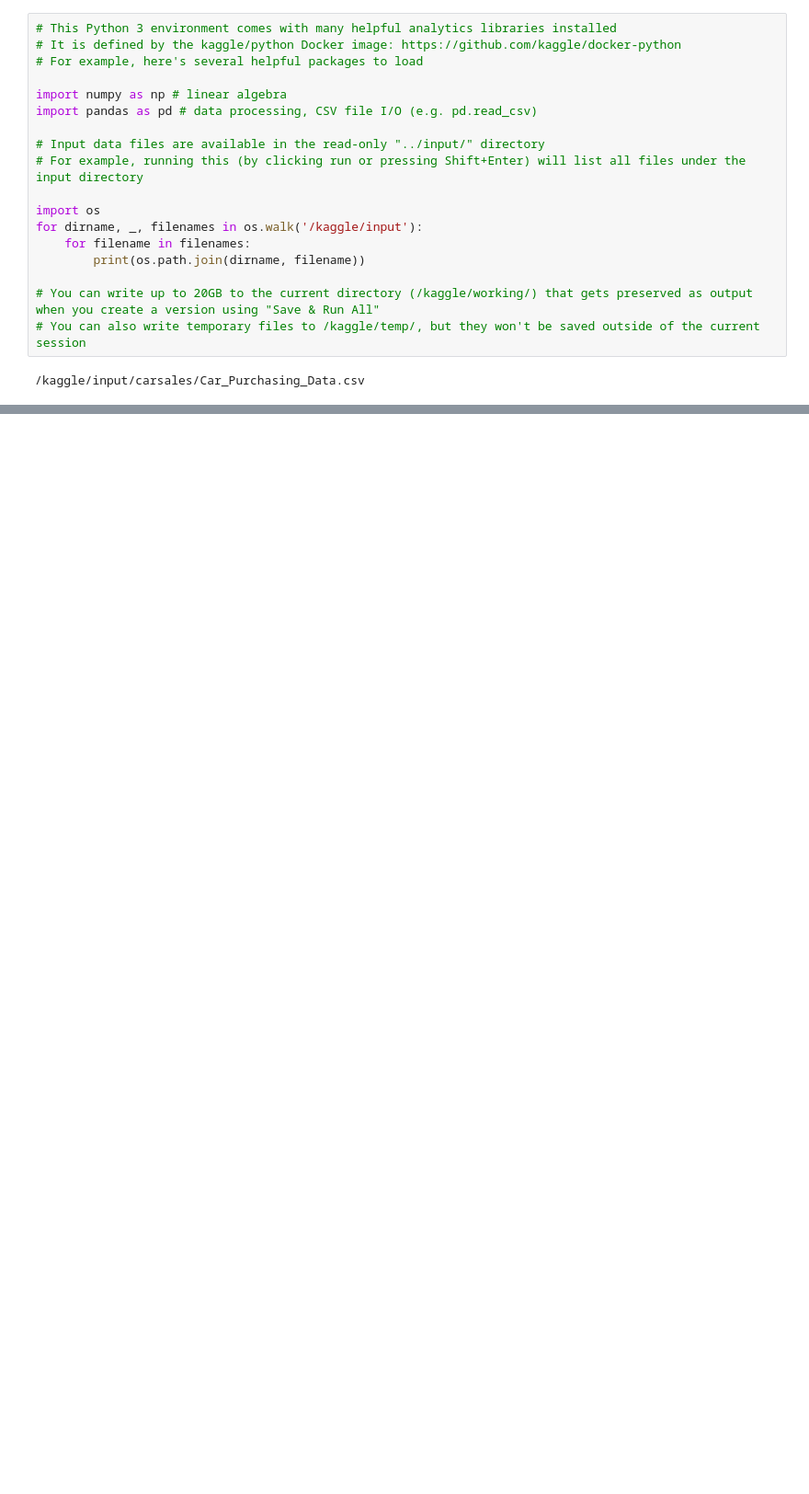
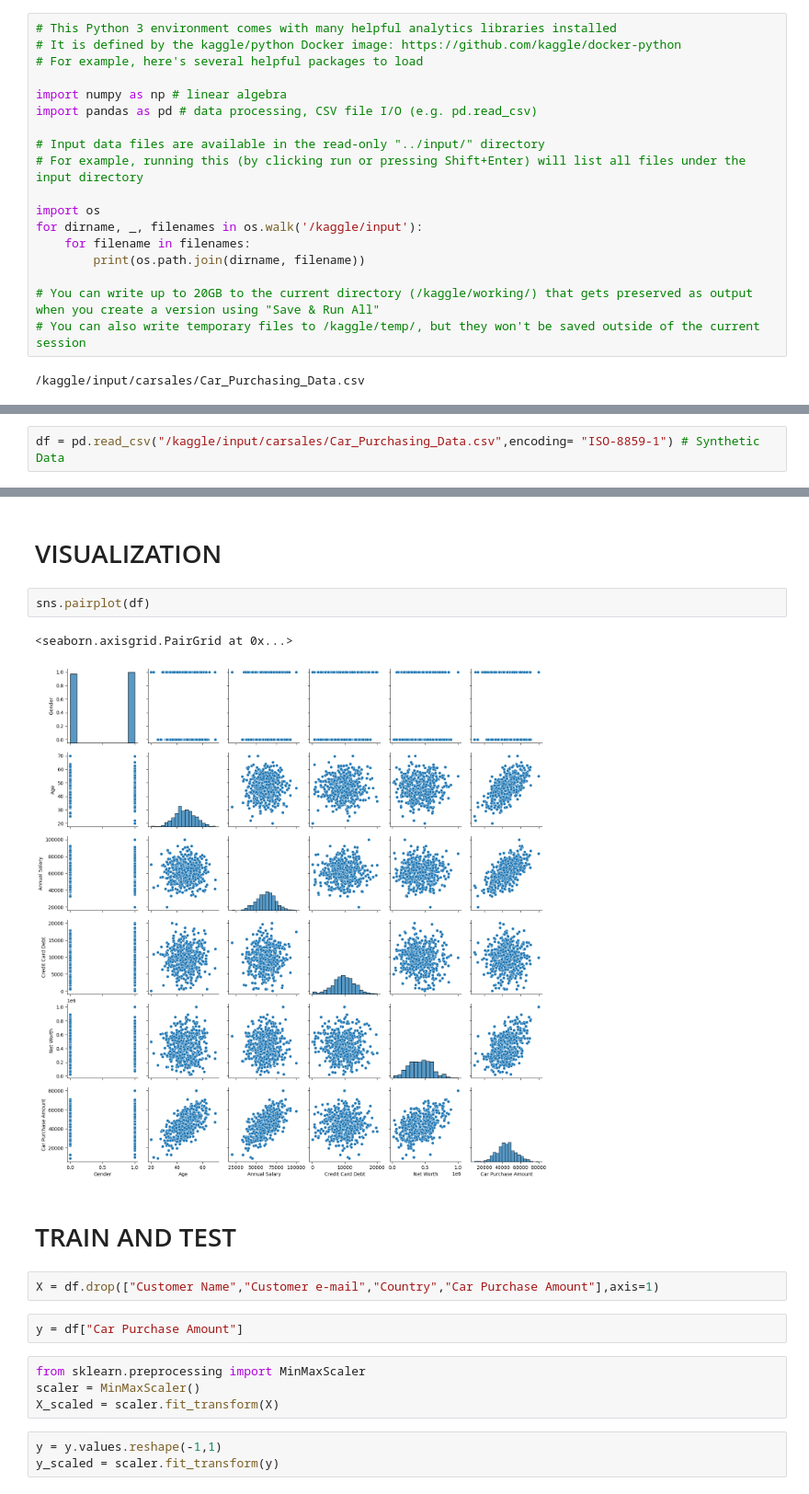
Before and after one commit to ak-pydev/kaggle_projects, a Jupyter notebook: car_sales_prediction.ipynb, the cells around one changed output, grey strips where cells are left out. Shown at 92% size. Drawn from its saved outputs; the diff is of its cells as text; blank space fills up the shorter version.

Commit message:
Kaggle Notebook | car_sales_prediction | MLR & ANN Implemented

```diff
--- a/car_sales_prediction.ipynb
+++ b/car_sales_prediction.ipynb
@@ -22,0 +45,2 @@ for dirname, _, filenames in os.walk('/kaggle/input'):
+# %%
+df = pd.read_csv("/kaggle/input/carsales/Car_Purchasing_Data.csv",encoding= "ISO-8859-1") # Synthetic Data
@@ -22,0 +56,20 @@ for dirname, _, filenames in os.walk('/kaggle/input'):
+# %% [markdown]
+# VISUALIZATION
+# %%
+sns.pairplot(df)
+# %% [output]
+<seaborn.axisgrid.PairGrid at 0x...>
+[figure, added]
+# %% [markdown]
+# TRAIN AND TEST
+# %%
+X = df.drop(["Customer Name","Customer e-mail","Country","Car Purchase Amount"],axis=1)
+# %%
+y = df["Car Purchase Amount"]
+# %%
+from sklearn.preprocessing import MinMaxScaler
+scaler = MinMaxScaler()
+X_scaled = scaler.fit_transform(X)
+# %%
+y = y.values.reshape(-1,1)
+y_scaled = scaler.fit_transform(y)
```
Also changed, not shown: parts of 19 cells of this notebook.
